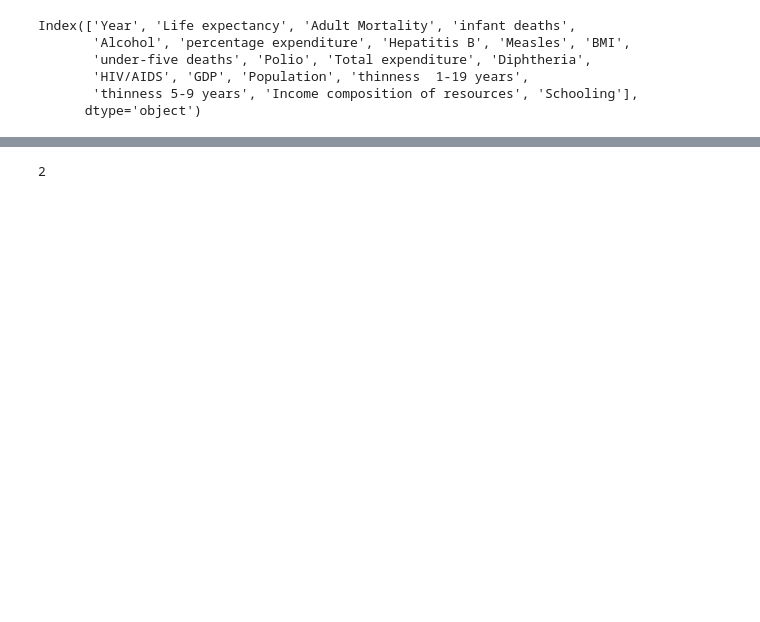
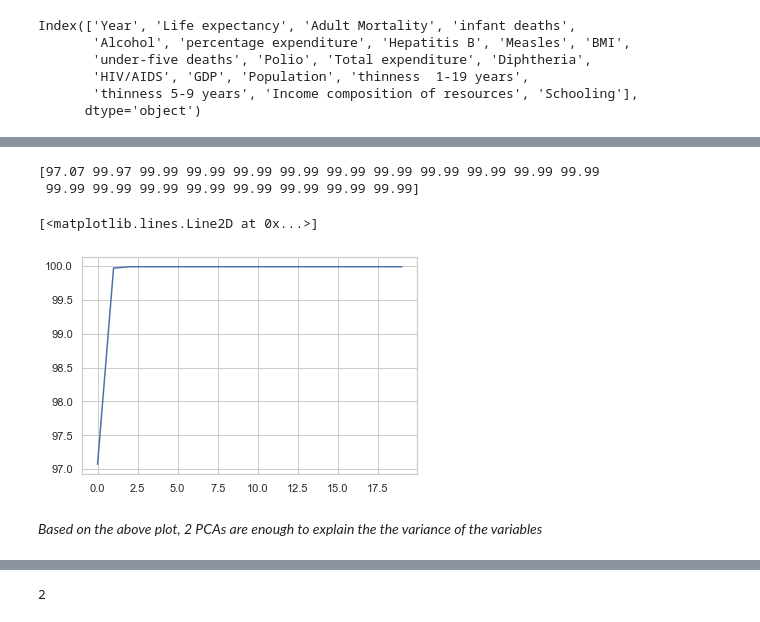
Before and after one commit to rajinigurijala/Thinkful, a Jupyter notebook: ModelPrepChallenge10.ipynb, the cells around one changed output, grey strips where cells are left out. Cells and saved outputs as stored; diff of their text form; code cells hidden in the pictures; blank space fills up the shorter version.

```diff
--- a/ModelPrepChallenge10.ipynb
+++ b/ModelPrepChallenge10.ipynb
@@ -640,3 +648,32 @@ Index(['Year', 'Life expectancy', 'Adult Mortality', 'infant deaths',
+# %%
+from sklearn.decomposition import PCA
+import pandas as pd
+import matplotlib.pyplot as plt
+from sklearn.preprocessing import scale
+%matplotlib inline
+
+#Fit Transform
+X = lifeexpectancy_pca.values
+
+# PCA
+pca = PCA(n_components=20)
+pca.fit_transform(X)
+
+#The amount of variance that each PC explains
+var = pca.explained_variance_ratio_
+
+#Cumulative Variance explains
+var1 = np.cumsum(np.round(pca.explained_variance_ratio_, decimals=4)*100)
+
+print (var1)
+plt.plot(var1)
+# %% [output]
+[97.07 99.97 99.99 99.99 99.99 99.99 99.99 99.99 99.99 99.99 99.99 99.99
+ 99.99 99.99 99.99 99.99 99.99 99.99 99.99 99.99]
+[<matplotlib.lines.Line2D at 0x...>]
+[figure, added]
+# %% [markdown]
+*Based on the above plot, 2 PCAs are enough to explain the the variance of the variables*
 # %%
 # PCA
 X = StandardScaler().fit_transform(lifeexpectancy_pca.dropna())
```
Also changed, not shown: parts of 36 cells of this notebook.
